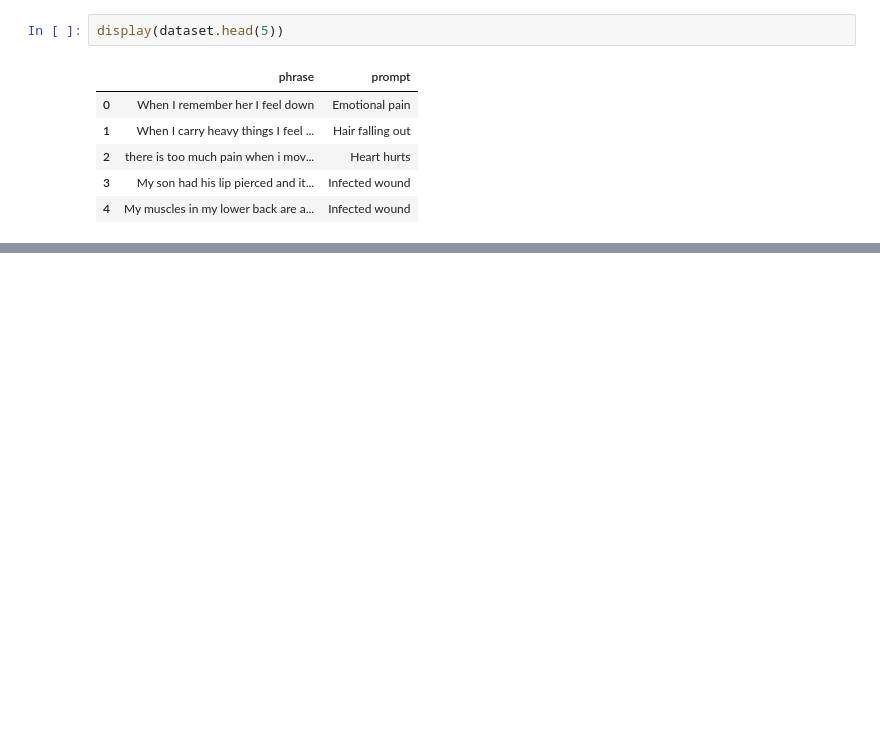
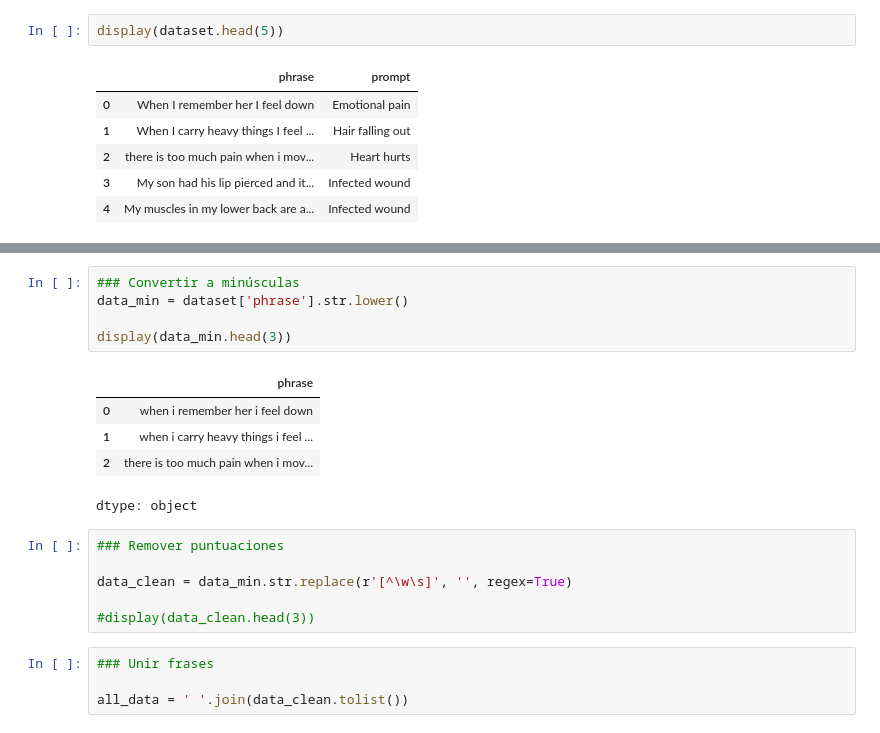
Before and after one commit to LailaBulh/Procesamiento_Lenguaje_Natural, a Jupyter notebook: Proyecto_Final_263166.ipynb, the cells around one changed output, grey strips where cells are left out. Saved outputs shown, nothing was run; the diff lists cells and outputs as text; blank space fills up the shorter version.

```diff
--- a/Proyecto_Final_263166.ipynb
+++ b/Proyecto_Final_263166.ipynb
@@ -39,0 +120,21 @@ display(dataset.head(5))
+# %%
+### Convertir a minúsculas
+data_min = dataset['phrase'].str.lower()
+
+display(data_min.head(3))
+# %% [output]
+|  | phrase |
+| 0 | when i remember her i feel down |
+| 1 | when i carry heavy things i feel ... |
+| 2 | there is too much pain when i mov... |
+dtype: object
+# %%
+### Remover puntuaciones
+
+data_clean = data_min.str.replace(r'[^\w\s]', '', regex=True)
+
+#display(data_clean.head(3))
+# %%
+### Unir frases
+
+all_data = ' '.join(data_clean.tolist())
```
Also changed, not shown: parts of 14 cells of this notebook.
